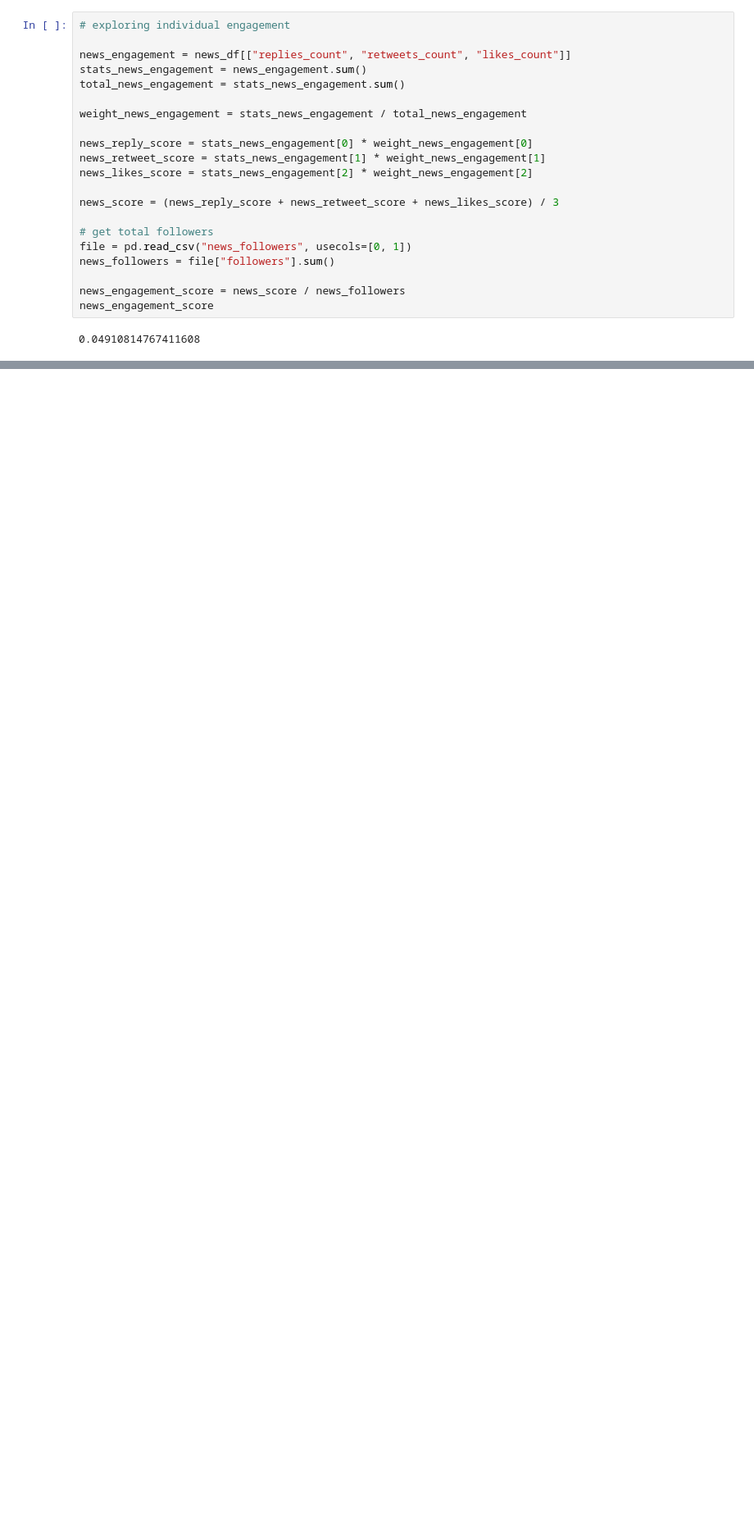
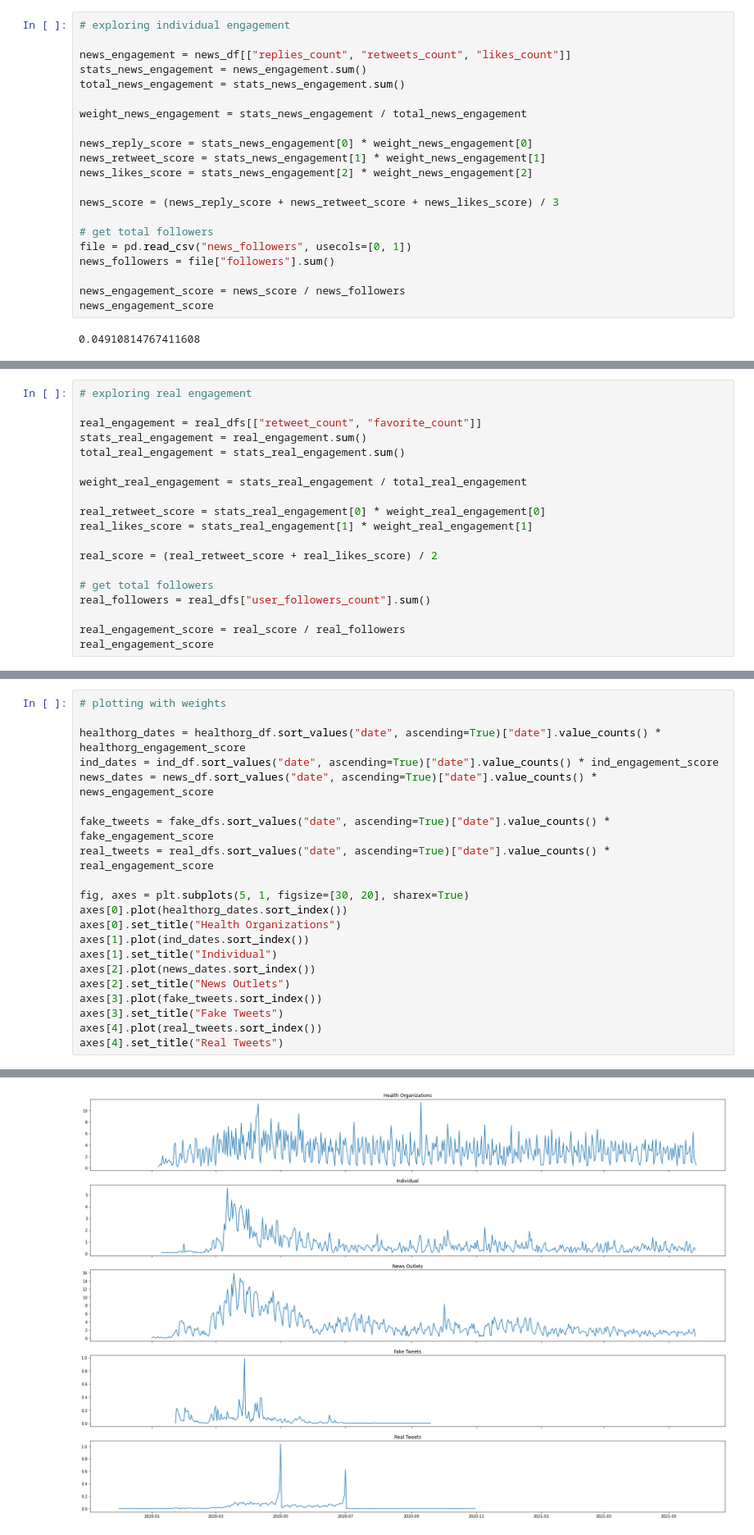
Before and after one commit to jennifertramsu/bdc2021, a Jupyter notebook: Datasets/get_covid.ipynb, the cells around one changed output, grey strips where cells are left out. Shown: that part at 82% size. Saved outputs shown, nothing was run; the diff lists cells and outputs as text; blank space fills up the shorter version.

```diff
--- a/Datasets/get_covid.ipynb
+++ b/Datasets/get_covid.ipynb
@@ -271,0 +391,19 @@ news_engagement_score
+# %%
+# exploring real engagement
+
+real_engagement = real_dfs[["retweet_count", "favorite_count"]]
+stats_real_engagement = real_engagement.sum()
+total_real_engagement = stats_real_engagement.sum()
+
+weight_real_engagement = stats_real_engagement / total_real_engagement
+
+real_retweet_score = stats_real_engagement[0] * weight_real_engagement[0]
+real_likes_score = stats_real_engagement[1] * weight_real_engagement[1]
+
+real_score = (real_retweet_score + real_likes_score) / 2
+
+# get total followers
+real_followers = real_dfs["user_followers_count"].sum()
+
+real_engagement_score = real_score / real_followers
+real_engagement_score
@@ -271,0 +412,22 @@ news_engagement_score
+# %%
+# plotting with weights
+
+healthorg_dates = healthorg_df.sort_values("date", ascending=True)["date"].value_counts() * healthorg_engagement_score
+ind_dates = ind_df.sort_values("date", ascending=True)["date"].value_counts() * ind_engagement_score
+news_dates = news_df.sort_values("date", ascending=True)["date"].value_counts() * news_engagement_score
+
+fake_tweets = fake_dfs.sort_values("date", ascending=True)["date"].value_counts() * fake_engagement_score
+real_tweets = real_dfs.sort_values("date", ascending=True)["date"].value_counts() * real_engagement_score
+
+fig, axes = plt.subplots(5, 1, figsize=[30, 20], sharex=True)
+axes[0].plot(healthorg_dates.sort_index())
+axes[0].set_title("Health Organizations")
+axes[1].plot(ind_dates.sort_index())
+axes[1].set_title("Individual")
+axes[2].plot(news_dates.sort_index())
+axes[2].set_title("News Outlets")
+axes[3].plot(fake_tweets.sort_index())
+axes[3].set_title("Fake Tweets")
+axes[4].plot(real_tweets.sort_index())
+axes[4].set_title("Real Tweets")
+# %% [output]
@@ -271,0 +435 @@ news_engagement_score
+[figure, added]
```
Also changed, not shown: parts of 10 cells of this notebook, 8 other files.
